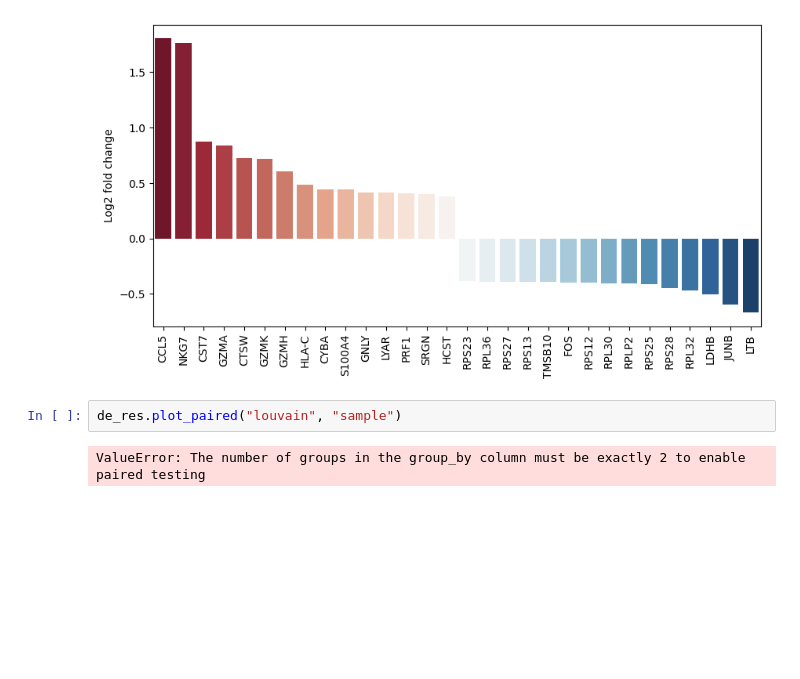
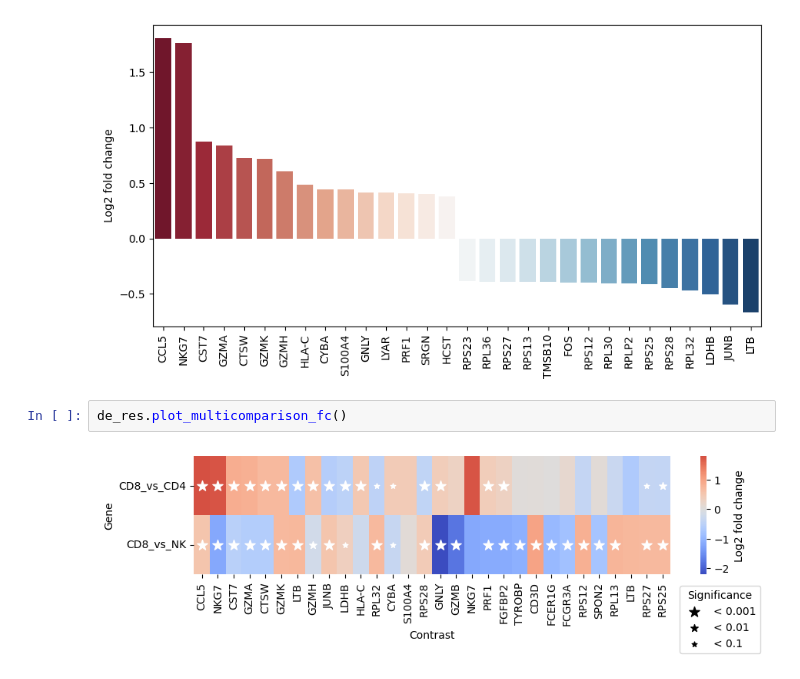
Before and after one commit to scverse/deres, a Jupyter notebook: docs/notebooks/example.ipynb, the cells around one changed output. Cells and saved outputs as stored; diff of their text form; blank space fills up the shorter version.

Commit message:
Fix multi-sample comparison

```diff
--- a/docs/notebooks/example.ipynb
+++ b/docs/notebooks/example.ipynb
@@ -107,7 +122,7 @@ de_res.plot_volcano(log2fc_thresh=0.5)
 de_res.plot_fold_change()
 # %% [output]
 [figure]
-# %%
-de_res.plot_paired("louvain", "sample")
-# %% [output]
-ValueError: The number of groups in the group_by column must be exactly 2 to enable paired testing
+# %%
+de_res.plot_multicomparison_fc()
+# %% [output]
+[figure, added]
```
Also changed, not shown: parts of 5 cells of this notebook, 1 other file.
